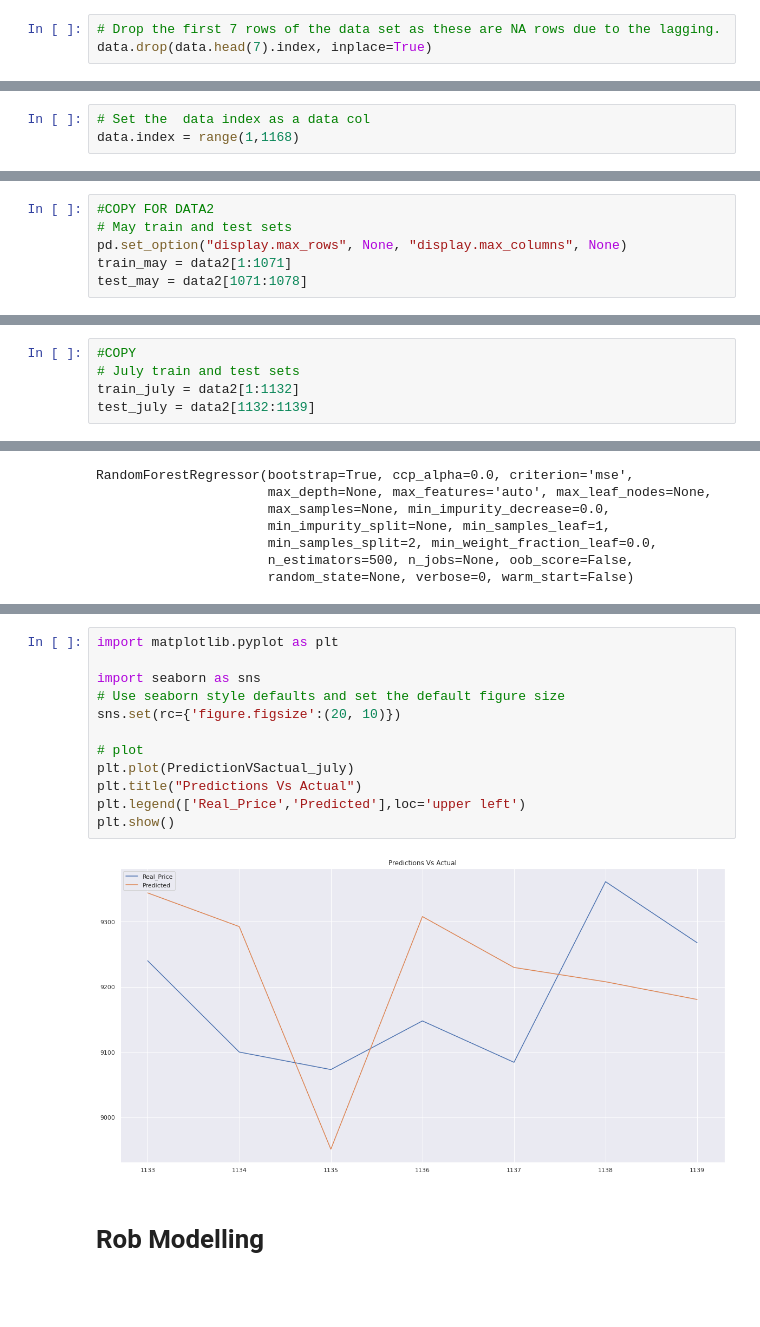
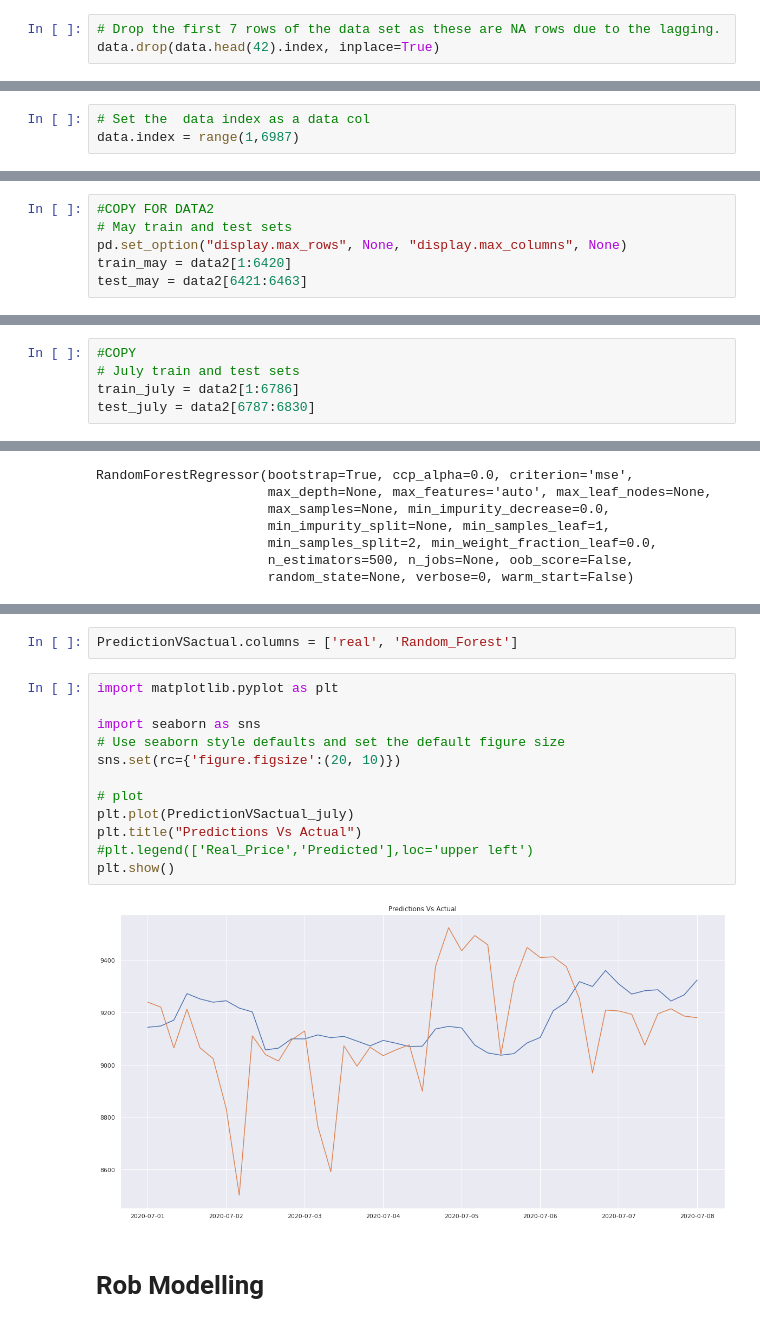
Before and after one commit to DonaldTurton/iLab2, a Jupyter notebook: Modelling_4hr.ipynb, the cells around one changed output, grey strips where cells are left out. Drawn from its saved outputs; the diff is of its cells as text; blank space fills up the shorter version.

```diff
--- a/Modelling_4hr.ipynb
+++ b/Modelling_4hr.ipynb
@@ -84,5 +59,5 @@ data['BTC_vol_dup'] = data['BTC_vol_dup'].shift(7)
 # %%
 # Drop the first 7 rows of the data set as these are NA rows due to the lagging.
-data.drop(data.head(7).index, inplace=True)
+data.drop(data.head(42).index, inplace=True)
 # %% [markdown]
 # Set the test and train sets
@@ -89,6 +68,6 @@ data.drop(data.head(7).index, inplace=True)
 # %%
 # Set the  data index as a data col
-data.index = range(1,1168)
+data.index = range(1,6987)
 # %%
 # May train and test sets
 pd.set_option("display.max_rows", None, "display.max_columns", None)
@@ -113,8 +92,8 @@ data2 = data2.set_index('time')#.asfreq('d')
 #COPY FOR DATA2
 # May train and test sets
 pd.set_option("display.max_rows", None, "display.max_columns", None)
-train_may = data2[1:1071]
-test_may = data2[1071:1078]
+train_may = data2[1:6420]
+test_may = data2[6421:6463]
 # %% [markdown]
 ## MAY Pred
 # %%
@@ -224,8 +242,8 @@ plt.show()
 # %%
 #COPY
 # July train and test sets
-train_july = data2[1:1132]
-test_july = data2[1132:1139]
+train_july = data2[1:6786]
+test_july = data2[6787:6830]
 # %%
 # Select the independent variables for the first experiment in 'x' and the dependent variable 'y' for MAY
 x_train_july = train_july[['ETHER_open', 'ETHER_close', 'ETHER_vol', 'XRP_open', 'XRP_close', 'XRP_vol', 'BTC_open_dup', 'BTC_close_dup', 'BTC_vol_dup']]
@@ -310,17 +306,19 @@ PredictionVSactual_july
+# %%
+PredictionVSactual.columns = ['real', 'Random_Forest']
 # %%
 import matplotlib.pyplot as plt
 
 import seaborn as sns
 # Use seaborn style defaults and set the default figure size
 sns.set(rc={'figure.figsize':(20, 10)})
 
 # plot
 plt.plot(PredictionVSactual_july)
 plt.title("Predictions Vs Actual")
-plt.legend(['Real_Price','Predicted'],loc='upper left')
+#plt.legend(['Real_Price','Predicted'],loc='upper left')
 plt.show()
 # %% [output]
-[figure, old version]
+[figure, new version]
 # %% [markdown]
 # **Rob Modelling**
 # %% [markdown]
```
Also changed, not shown: parts of 79 cells of this notebook.
